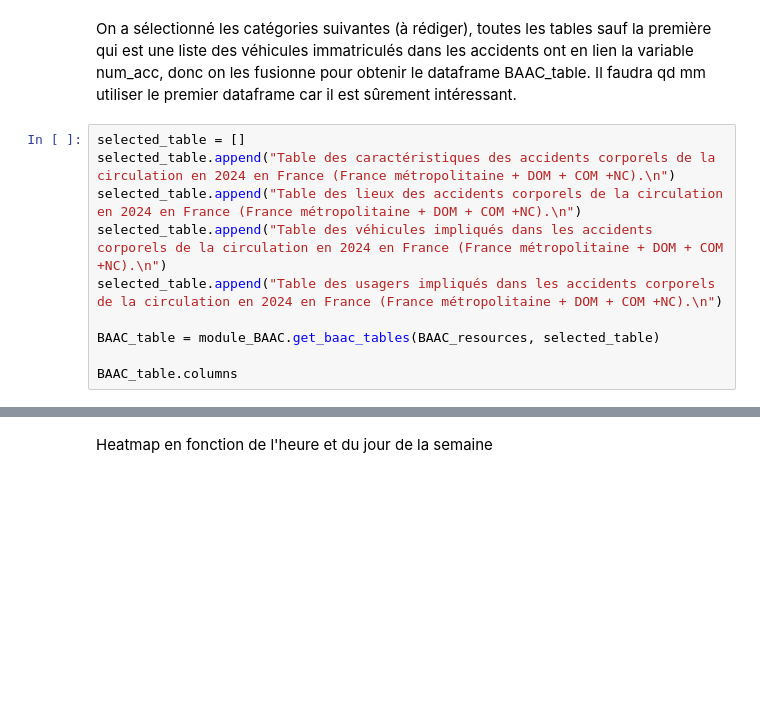
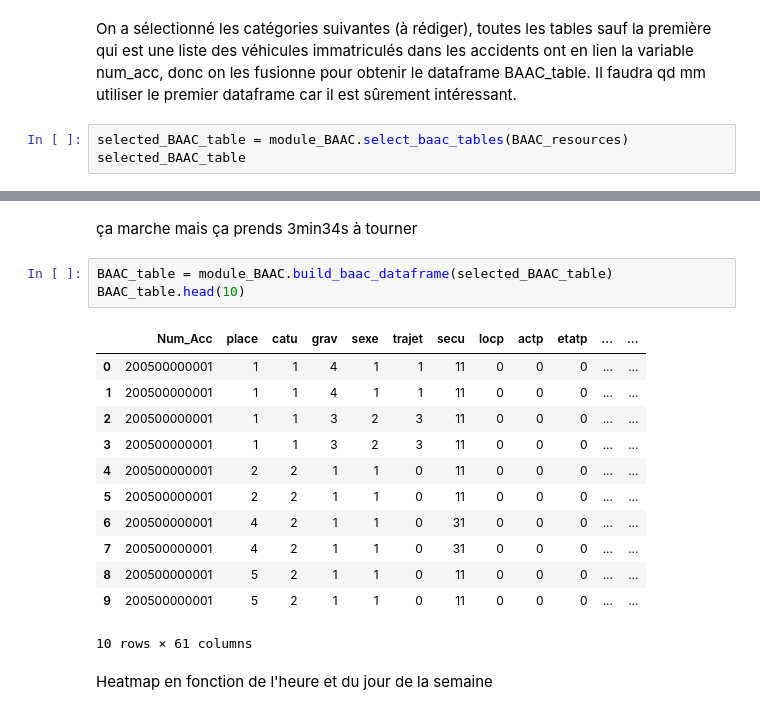
Before and after one commit to apa-afk/Pakin-Massouli-, a Jupyter notebook: main.ipynb, the cells around one changed output, grey strips where cells are left out. Drawn from its saved outputs; the diff is of its cells as text; blank space fills up the shorter version.

Commit message:
merging Baac for all years 2005-2024

```diff
--- a/main.ipynb
+++ b/main.ipynb
@@ -90,13 +100,6 @@ BAAC_resources[["description", "url"]].head(10)
 On a sélectionné les catégories suivantes (à rédiger), toutes les tables sauf la première qui est une liste des véhicules immatriculés dans les accidents ont en lien la variable num_acc, donc on les fusionne pour obtenir le dataframe BAAC_table.
 Il faudra qd mm utiliser le premier dataframe car il est sûrement intéressant.
 # %%
-selected_table = []
-selected_table.append("Table des caractéristiques des accidents corporels de la circulation en 2024 en France (France métropolitaine + DOM + COM +NC).\n")
-selected_table.append("Table des lieux des accidents corporels de la circulation en 2024 en France (France métropolitaine + DOM + COM +NC).\n")
-selected_table.append("Table des véhicules impliqués dans les accidents corporels de la circulation en 2024 en France (France métropolitaine + DOM + COM +NC).\n")
-selected_table.append("Table des usagers impliqués dans les accidents corporels de la circulation en 2024 en France (France métropolitaine + DOM + COM +NC).\n")
-
-BAAC_table = module_BAAC.get_baac_tables(BAAC_resources, selected_table)
-
-BAAC_table.columns
+selected_BAAC_table = module_BAAC.select_baac_tables(BAAC_resources)
+selected_BAAC_table
 # %% [output]
@@ -108,3 +117,21 @@ Index(['Num_Acc', 'jour', 'mois', 'an', 'hrmn', 'lum', 'dep', 'com', 'agg',
+# %% [markdown]
+ça marche mais ça prends 3min34s à tourner
+# %%
+BAAC_table = module_BAAC.build_baac_dataframe(selected_BAAC_table)
+BAAC_table.head(10)
+# %% [output]
+|  | Num_Acc | place | catu | grav | sexe | trajet | secu | locp | actp | etatp | ... | ... |
+| 0 | 200500000001 | 1 | 1 | 4 | 1 | 1 | 11 | 0 | 0 | 0 | ... | ... |
+| 1 | 200500000001 | 1 | 1 | 4 | 1 | 1 | 11 | 0 | 0 | 0 | ... | ... |
+| 2 | 200500000001 | 1 | 1 | 3 | 2 | 3 | 11 | 0 | 0 | 0 | ... | ... |
+| 3 | 200500000001 | 1 | 1 | 3 | 2 | 3 | 11 | 0 | 0 | 0 | ... | ... |
+| 4 | 200500000001 | 2 | 2 | 1 | 1 | 0 | 11 | 0 | 0 | 0 | ... | ... |
+| 5 | 200500000001 | 2 | 2 | 1 | 1 | 0 | 11 | 0 | 0 | 0 | ... | ... |
+| 6 | 200500000001 | 4 | 2 | 1 | 1 | 0 | 31 | 0 | 0 | 0 | ... | ... |
+| 7 | 200500000001 | 4 | 2 | 1 | 1 | 0 | 31 | 0 | 0 | 0 | ... | ... |
+| 8 | 200500000001 | 5 | 2 | 1 | 1 | 0 | 11 | 0 | 0 | 0 | ... | ... |
+| 9 | 200500000001 | 5 | 2 | 1 | 1 | 0 | 11 | 0 | 0 | 0 | ... | ... |
+10 rows × 61 columns
 # %% [markdown]
 Heatmap en fonction de l'heure et du jour de la semaine
 # %%
```
Also changed, not shown: parts of 4 cells of this notebook, 3 other files.
